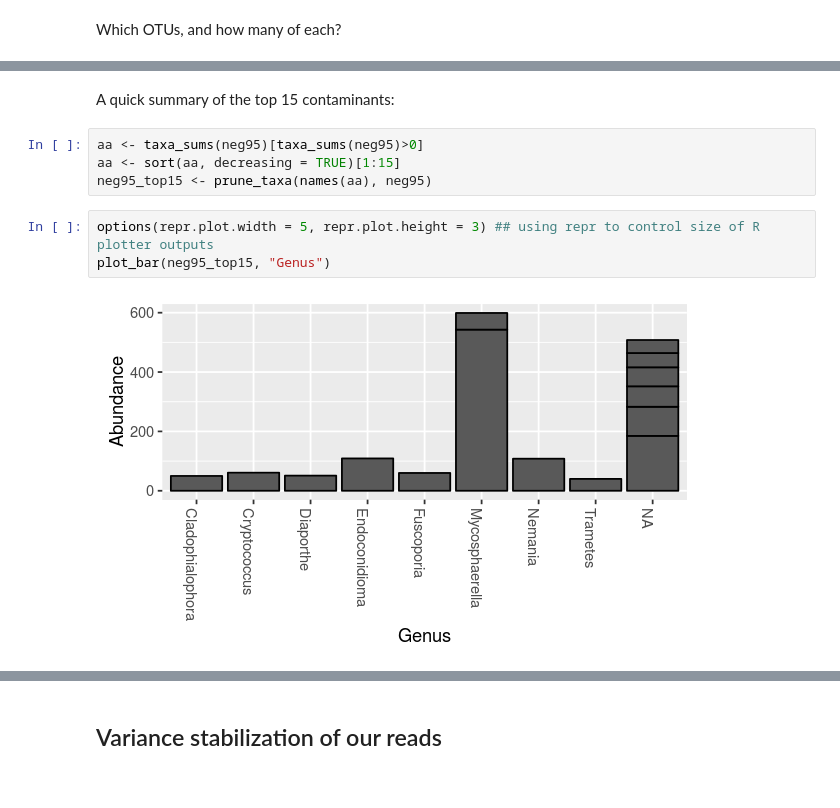
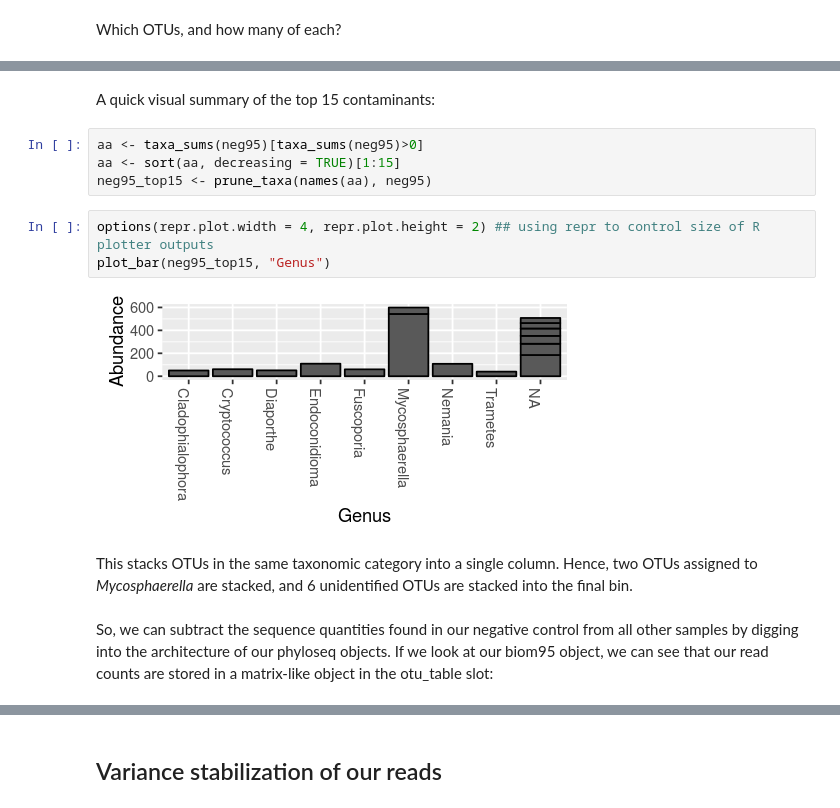
Before and after one commit to danchurch/taiwan_combined, a Jupyter notebook: XylariaLeafWoodStats.ipynb, the cells around one changed output, grey strips where cells are left out. Cells and saved outputs as stored; diff of their text form.

```diff
--- a/XylariaLeafWoodStats.ipynb
+++ b/XylariaLeafWoodStats.ipynb
@@ -79,13 +79,17 @@ taxa_sums(neg95)[taxa_sums(neg95)>0]
   OTU766:252wood  OTU1781:253wood
                1                2
 # %% [markdown]
-A quick summary of the top 15 contaminants:
+A quick visual summary of the top 15 contaminants:
 # %%
 aa <- taxa_sums(neg95)[taxa_sums(neg95)>0]
 aa <- sort(aa, decreasing = TRUE)[1:15]
 neg95_top15 <- prune_taxa(names(aa), neg95)
 # %%
-options(repr.plot.width = 5, repr.plot.height = 3) ## using repr to control size of R plotter outputs
+options(repr.plot.width = 4, repr.plot.height = 2) ## using repr to control size of R plotter outputs
 plot_bar(neg95_top15, "Genus")
 # %% [output]
-[figure, old version]
+[figure, new version]
+# %% [markdown]
+This stacks OTUs in the same taxonomic category into a single column. Hence, two OTUs assigned to *Mycosphaerella* are stacked, and 6 unidentified OTUs are stacked into the final bin.
+# %% [markdown]
+So, we can subtract the sequence quantities found in our negative control from all other samples by digging into the architecture of our phyloseq objects. If we look at our biom95 object, we can see that our read counts are stored in a matrix-like object in the otu_table slot:
```
Also changed, not shown: parts of 16 cells of this notebook.
